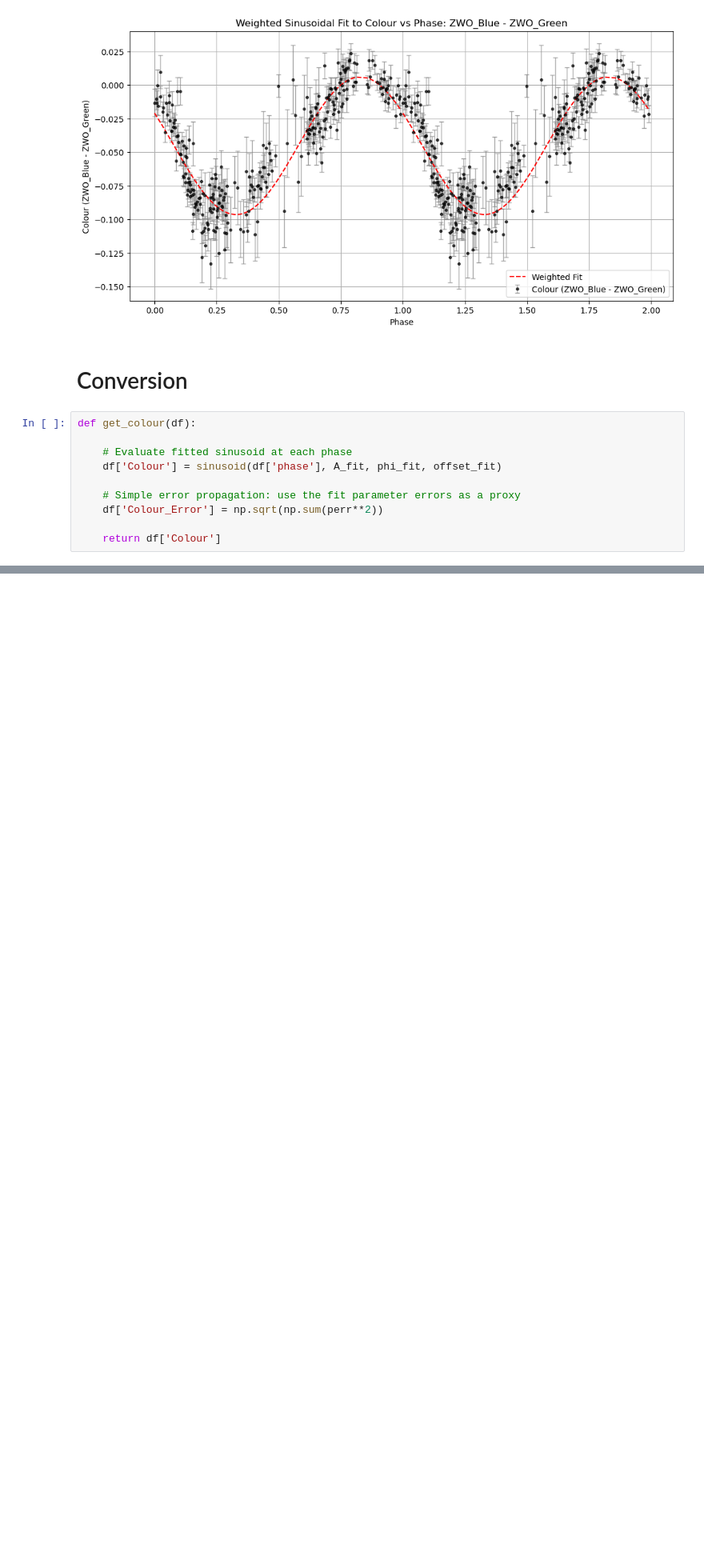
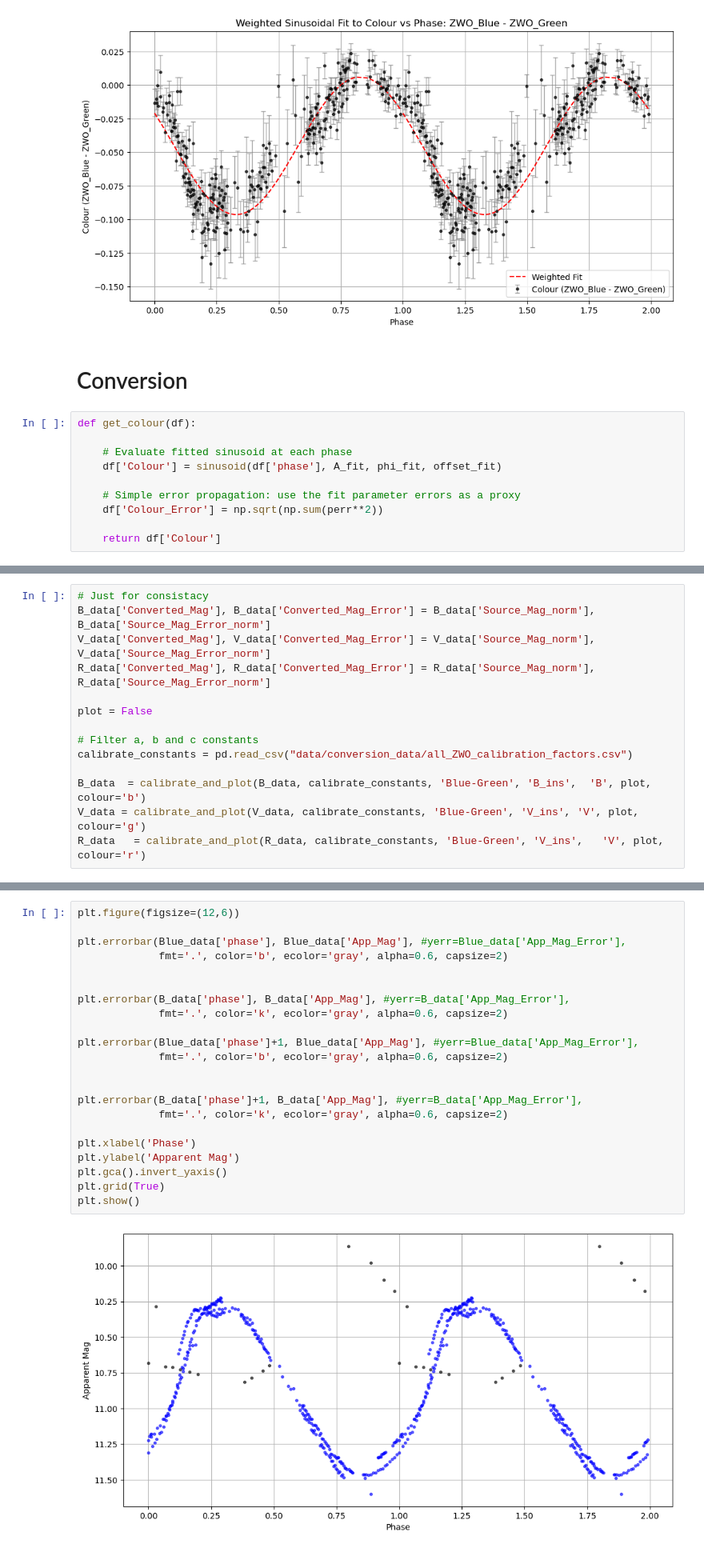
Before and after one commit to Jake-Land/MPhys_Project-Variable_Stars, a Jupyter notebook: S_filter_conversions.ipynb, the cells around one changed output, grey strips where cells are left out. Shown: that part at 80% size. Cells and saved outputs as stored; diff of their text form; blank space fills up the shorter version.

```diff
--- a/S_filter_conversions.ipynb
+++ b/S_filter_conversions.ipynb
@@ -276,0 +366,14 @@ for zwo in zwo_filters:
+# %%
+# Just for consistacy
+B_data['Converted_Mag'], B_data['Converted_Mag_Error'] = B_data['Source_Mag_norm'], B_data['Source_Mag_Error_norm']
+V_data['Converted_Mag'], V_data['Converted_Mag_Error'] = V_data['Source_Mag_norm'], V_data['Source_Mag_Error_norm']
+R_data['Converted_Mag'], R_data['Converted_Mag_Error'] = R_data['Source_Mag_norm'], R_data['Source_Mag_Error_norm']
+
+plot = False
+
+# Filter a, b and c constants
+calibrate_constants = pd.read_csv("data/conversion_data/all_ZWO_calibration_factors.csv")
+
+B_data  = calibrate_and_plot(B_data, calibrate_constants, 'Blue-Green', 'B_ins',  'B', plot, colour='b')
+V_data = calibrate_and_plot(V_data, calibrate_constants, 'Blue-Green', 'V_ins', 'V', plot, colour='g')
+R_data   = calibrate_and_plot(R_data, calibrate_constants, 'Blue-Green', 'V_ins',   'V', plot, colour='r')
@@ -276,0 +382,24 @@ for zwo in zwo_filters:
+# %%
+plt.figure(figsize=(12,6))
+
+plt.errorbar(Blue_data['phase'], Blue_data['App_Mag'], #yerr=Blue_data['App_Mag_Error'],
+             fmt='.', color='b', ecolor='gray', alpha=0.6, capsize=2)
+
+
+plt.errorbar(B_data['phase'], B_data['App_Mag'], #yerr=B_data['App_Mag_Error'],
+             fmt='.', color='k', ecolor='gray', alpha=0.6, capsize=2)
+
+plt.errorbar(Blue_data['phase']+1, Blue_data['App_Mag'], #yerr=Blue_data['App_Mag_Error'],
+             fmt='.', color='b', ecolor='gray', alpha=0.6, capsize=2)
+
+
+plt.errorbar(B_data['phase']+1, B_data['App_Mag'], #yerr=B_data['App_Mag_Error'],
+             fmt='.', color='k', ecolor='gray', alpha=0.6, capsize=2)
+
+plt.xlabel('Phase')
+plt.ylabel('Apparent Mag')
+plt.gca().invert_yaxis()
+plt.grid(True)
+plt.show()
+# %% [output]
+[figure, added]
```
Also changed, not shown: parts of 12 cells of this notebook.
